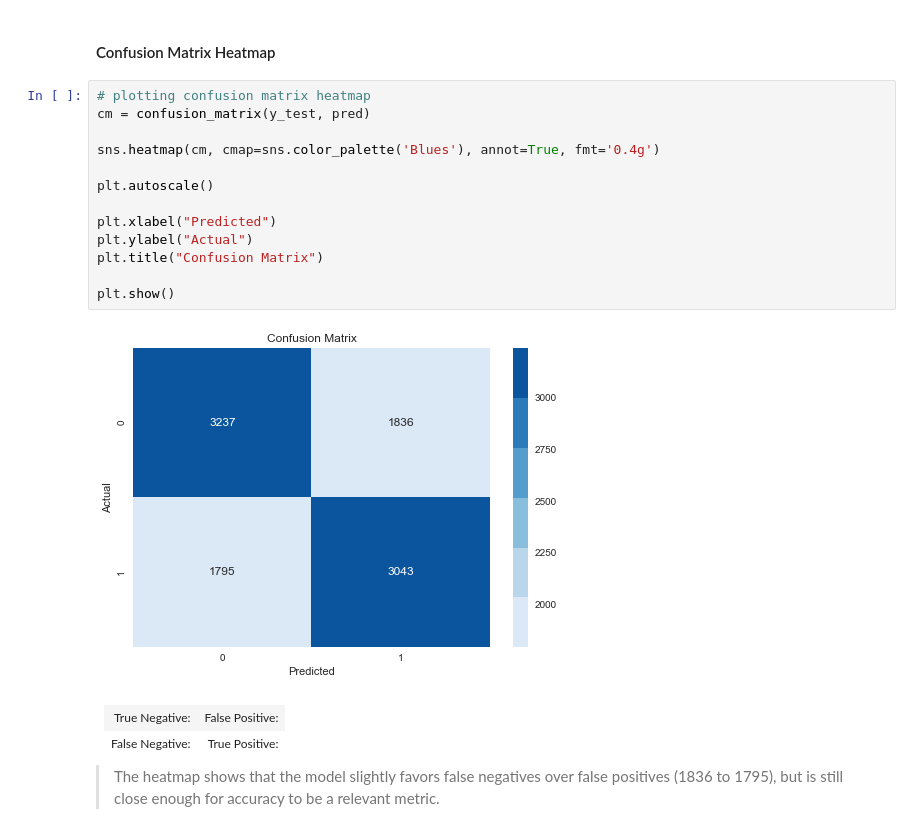
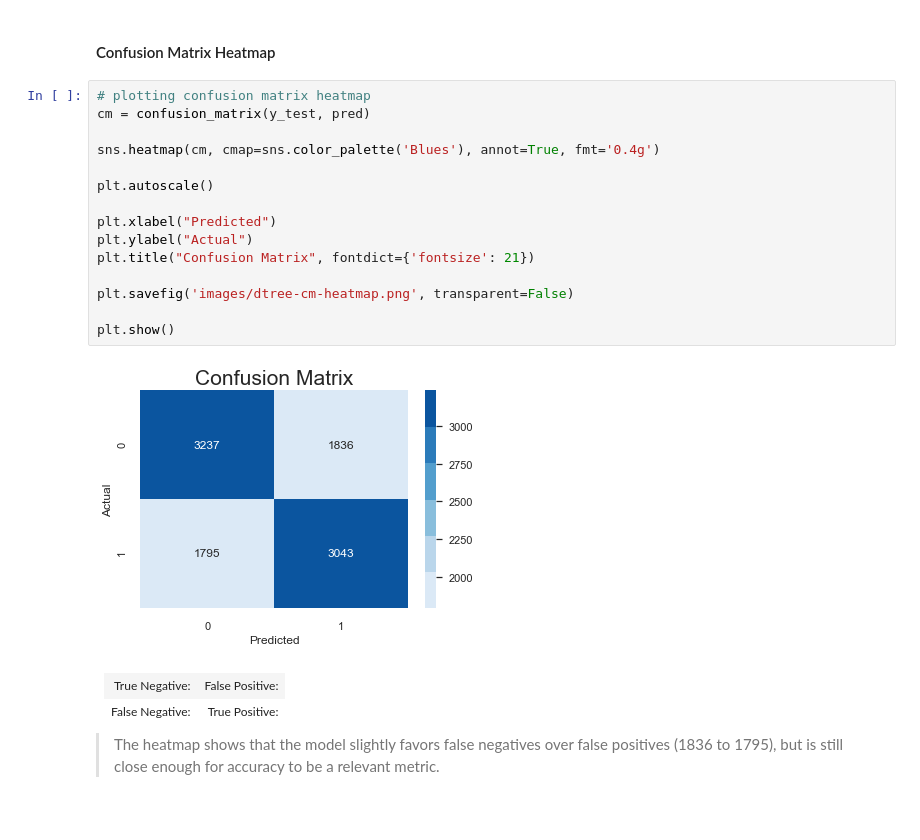
Before and after one commit to jammy-bot/article-shares-prediction, a Jupyter notebook: 02-explore-and-model.ipynb, the cells around one changed output. Cells and saved outputs as stored; diff of their text form.

```diff
--- a/02-explore-and-model.ipynb
+++ b/02-explore-and-model.ipynb
@@ -231,18 +224,20 @@ weighted avg       0.63      0.63      0.63      9911
 # %%
 # plotting confusion matrix heatmap
 cm = confusion_matrix(y_test, pred)
 
 sns.heatmap(cm, cmap=sns.color_palette('Blues'), annot=True, fmt='0.4g')
 
 plt.autoscale()
 
 plt.xlabel("Predicted")
 plt.ylabel("Actual")
-plt.title("Confusion Matrix")
+plt.title("Confusion Matrix", fontdict={'fontsize': 21})
+
+plt.savefig('images/dtree-cm-heatmap.png', transparent=False)
 
 plt.show()
 # %% [output]
-[figure, old version]
+[figure, new version]
 # %% [markdown]
 <table>
   <tr>
```
Also changed, not shown: parts of 50 cells of this notebook, 1 other file.
